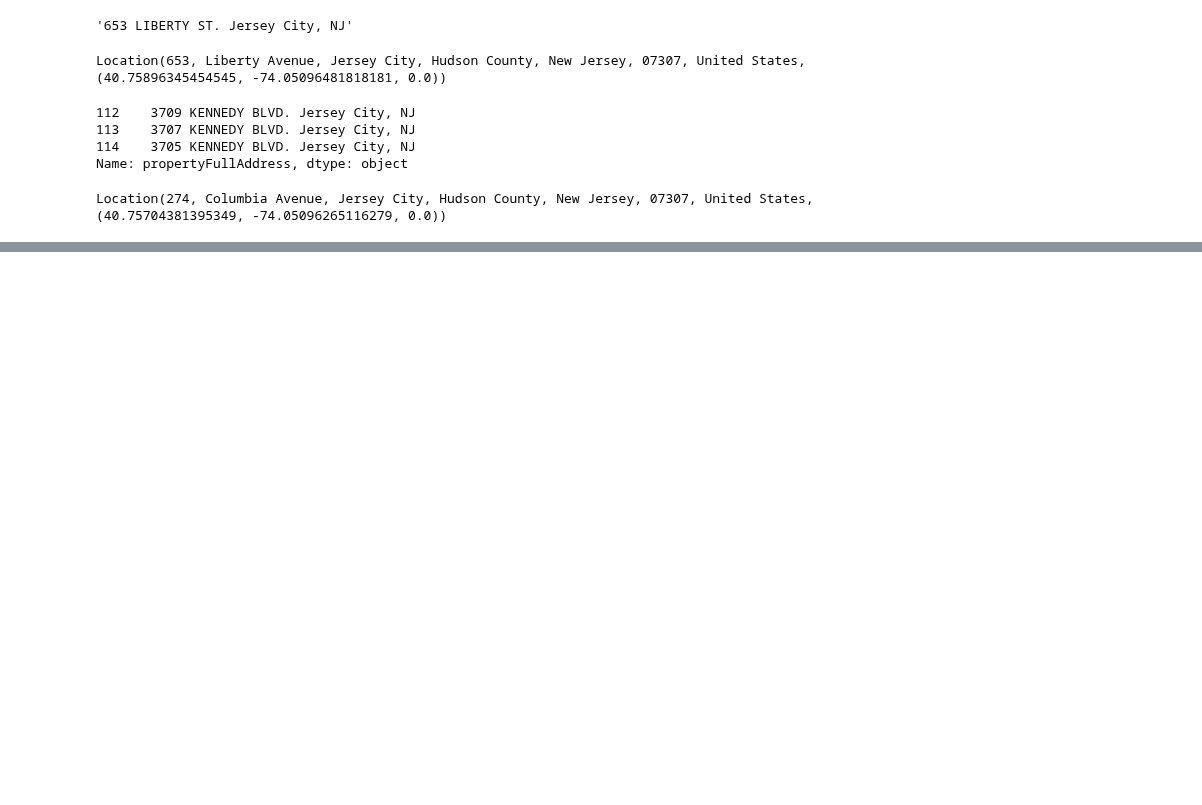
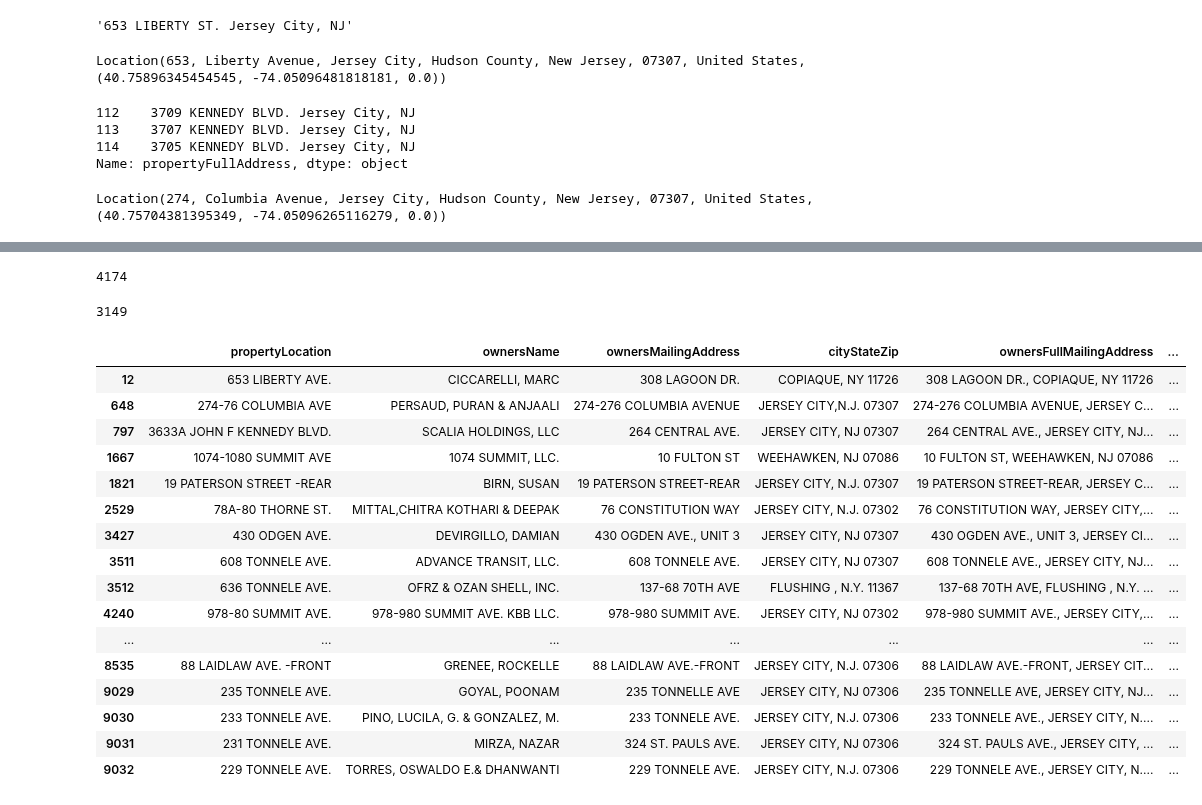
Before and after one commit to kylemichaelreaves/landlord_data, a Jupyter notebook: JC_residential.ipynb, the cells around one changed output, grey strips where cells are left out. Drawn from its saved outputs; the diff is of its cells as text; code cells hidden in the pictures; blank space fills up the shorter version.

```diff
--- a/JC_residential.ipynb
+++ b/JC_residential.ipynb
@@ -142,0 +118,39 @@ Name: propertyFullAddress, dtype: object
+# %%
+geocode_errors = [i for i,e in enumerate(df.gCode) if e == None]
+# %%
+len(geocode_errors)
+# %% [output]
+4174
+# %%
+# since we got an error saying we're writing on the dataframe…
+# we'll creata a separate df of the errors and merge with the original df later
+errors_df = df.iloc[geocode_errors].copy()
+# %%
+errors_df['gCode'] = errors_df.propertyFullAddress.apply(geolocator.geocode)
+# %%
+geocode_errors = [i for i,e in enumerate(errors_df.gCode) if e == None]
+# %%
+# Yay! We've solved some errors!
+len(geocode_errors)
+# %% [output]
+3149
+# %%
+errors_df.iloc[geocode_errors].head(50)
+# %% [output]
+|  | propertyLocation | ownersName | ownersMailingAddress | cityStateZip | ownersFullMailingAddress | ... |
+| 12 | 653 LIBERTY AVE. | CICCARELLI, MARC | 308 LAGOON DR. | COPIAQUE, NY 11726 | 308 LAGOON DR., COPIAQUE, NY 11726 | ... |
+| 648 | 274-76 COLUMBIA AVE | PERSAUD, PURAN & ANJAALI | 274-276 COLUMBIA AVENUE | JERSEY CITY,N.J. 07307 | 274-276 COLUMBIA AVENUE, JERSEY C... | ... |
+| 797 | 3633A JOHN F KENNEDY BLVD. | SCALIA HOLDINGS, LLC | 264 CENTRAL AVE. | JERSEY CITY, NJ 07307 | 264 CENTRAL AVE., JERSEY CITY, NJ... | ... |
+| 1667 | 1074-1080 SUMMIT AVE | 1074 SUMMIT, LLC. | 10 FULTON ST | WEEHAWKEN, NJ 07086 | 10 FULTON ST, WEEHAWKEN, NJ 07086 | ... |
+| 1821 | 19 PATERSON STREET -REAR | BIRN, SUSAN | 19 PATERSON STREET-REAR | JERSEY CITY, N.J. 07307 | 19 PATERSON STREET-REAR, JERSEY C... | ... |
+| 2529 | 78A-80 THORNE ST. | MITTAL,CHITRA KOTHARI & DEEPAK | 76 CONSTITUTION WAY | JERSEY CITY, N.J. 07302 | 76 CONSTITUTION WAY, JERSEY CITY,... | ... |
+| 3427 | 430 ODGEN AVE. | DEVIRGILLO, DAMIAN | 430 OGDEN AVE., UNIT 3 | JERSEY CITY, NJ 07307 | 430 OGDEN AVE., UNIT 3, JERSEY CI... | ... |
+| 3511 | 608 TONNELE AVE. | ADVANCE TRANSIT, LLC. | 608 TONNELE AVE. | JERSEY CITY, NJ 07307 | 608 TONNELE AVE., JERSEY CITY, NJ... | ... |
+| 3512 | 636 TONNELE AVE. | OFRZ & OZAN SHELL, INC. | 137-68 70TH AVE | FLUSHING , N.Y. 11367 | 137-68 70TH AVE, FLUSHING , N.Y. ... | ... |
+| 4240 | 978-80 SUMMIT AVE. | 978-980 SUMMIT AVE. KBB LLC. | 978-980 SUMMIT AVE. | JERSEY CITY, NJ 07302 | 978-980 SUMMIT AVE., JERSEY CITY,... | ... |
+| ... | ... | ... | ... | ... | ... | ... |
+| 8535 | 88 LAIDLAW AVE. -FRONT | GRENEE, ROCKELLE | 88 LAIDLAW AVE.-FRONT | JERSEY CITY, N.J. 07306 | 88 LAIDLAW AVE.-FRONT, JERSEY CIT... | ... |
+| 9029 | 235 TONNELE AVE. | GOYAL, POONAM | 235 TONNELLE AVE | JERSEY CITY, NJ 07306 | 235 TONNELLE AVE, JERSEY CITY, NJ... | ... |
+| 9030 | 233 TONNELE AVE. | PINO, LUCILA, G. & GONZALEZ, M. | 233 TONNELE AVE. | JERSEY CITY, N.J. 07306 | 233 TONNELE AVE., JERSEY CITY, N.... | ... |
+| 9031 | 231 TONNELE AVE. | MIRZA, NAZAR | 324 ST. PAULS AVE. | JERSEY CITY, NJ 07306 | 324 ST. PAULS AVE., JERSEY CITY, ... | ... |
+| 9032 | 229 TONNELE AVE. | TORRES, OSWALDO E.& DHANWANTI | 229 TONNELE AVE. | JERSEY CITY, N.J. 07306 | 229 TONNELE AVE., JERSEY CITY, N.... | ... |
```
Also changed, not shown: parts of 29 cells of this notebook, 2 other files.
